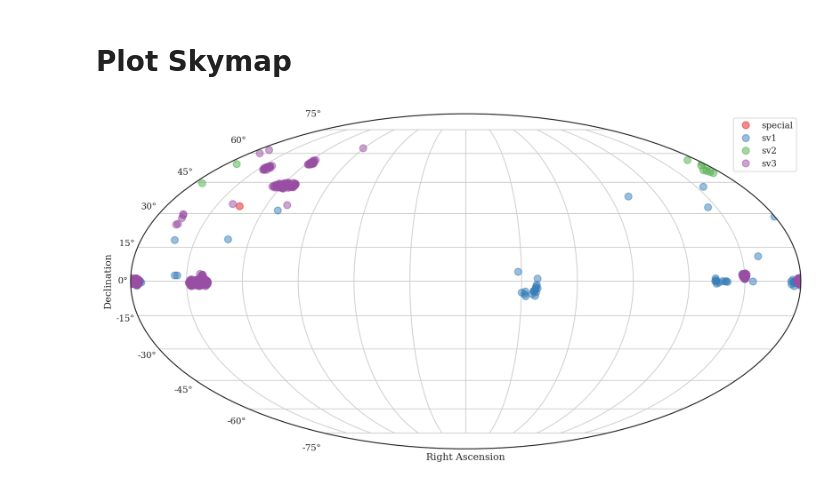
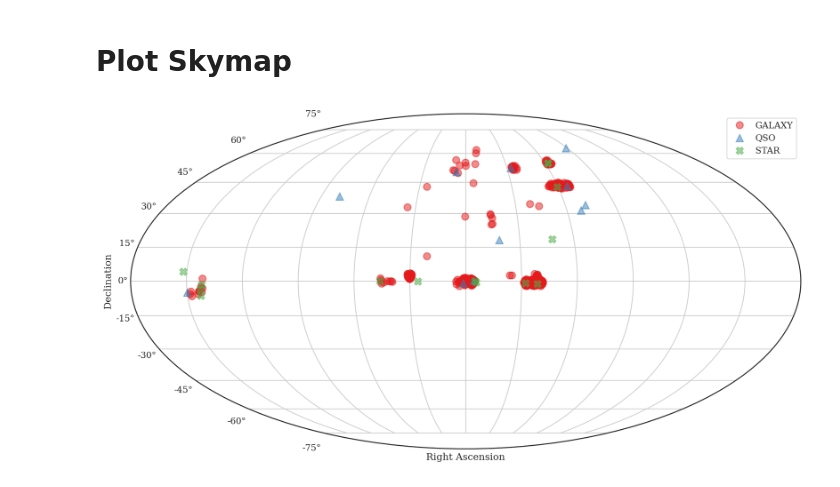
Before and after one commit to noahfranz13/SpecLens, a Jupyter notebook: FindLenses/crossmatch-analysis.ipynb, the cells around one changed output. Drawn from its saved outputs; the diff is of its cells as text; code cells hidden in the pictures.

```diff
--- a/FindLenses/crossmatch-analysis.ipynb
+++ b/FindLenses/crossmatch-analysis.ipynb
@@ -58,27 +58,30 @@ fujiHist('SPECTYPE', bins=3)
 # %%
 a = 0.5
 ms = 7
+key = 'SPECTYPE'#'SURVEY'
 
 fig = plt.figure(figsize=(12,12))
 ax = fig.add_subplot(111, projection="mollweide")
 
-for survey in np.unique(fuji['SURVEY']):
+shapes = ['o', '^', 'X', 'x', '<', '>', 'v']
 
-    ff = fuji[fuji['SURVEY'] == survey]
+for val, s in zip(np.unique(fuji[key]), shapes):
 
-    targRA = coord.Angle(ff['TARGET_RA']*u.deg)
+    ff = fuji[fuji[key] == val]
+
+    targRA = coord.Angle((ff['TARGET_RA']+180)*u.deg)
     targDec = coord.Angle(ff['TARGET_DEC']*u.deg)
 
     targRA = targRA.wrap_at(180*u.deg)
 
-    ax.plot(targRA.radian, targDec.radian, 'o', label=survey, zorder=2, markersize=ms, alpha=a)
+    ax.plot(targRA.radian, targDec.radian, s, label=val, zorder=2, markersize=ms, alpha=a)
 
 ax.grid()
 ax.set_xticklabels([])
 ax.set_xlabel('Right Ascension')
 ax.set_ylabel('Declination')
 _=ax.legend(loc='upper right')
 fig.savefig('mollweide-projection-matches.png', bbox_inches='tight', transparent=False)
 # %% [output]
-[figure, old version]
+[figure, new version]
 # %%
```
Also changed, not shown: parts of 1 cell of this notebook, 3 other files.
